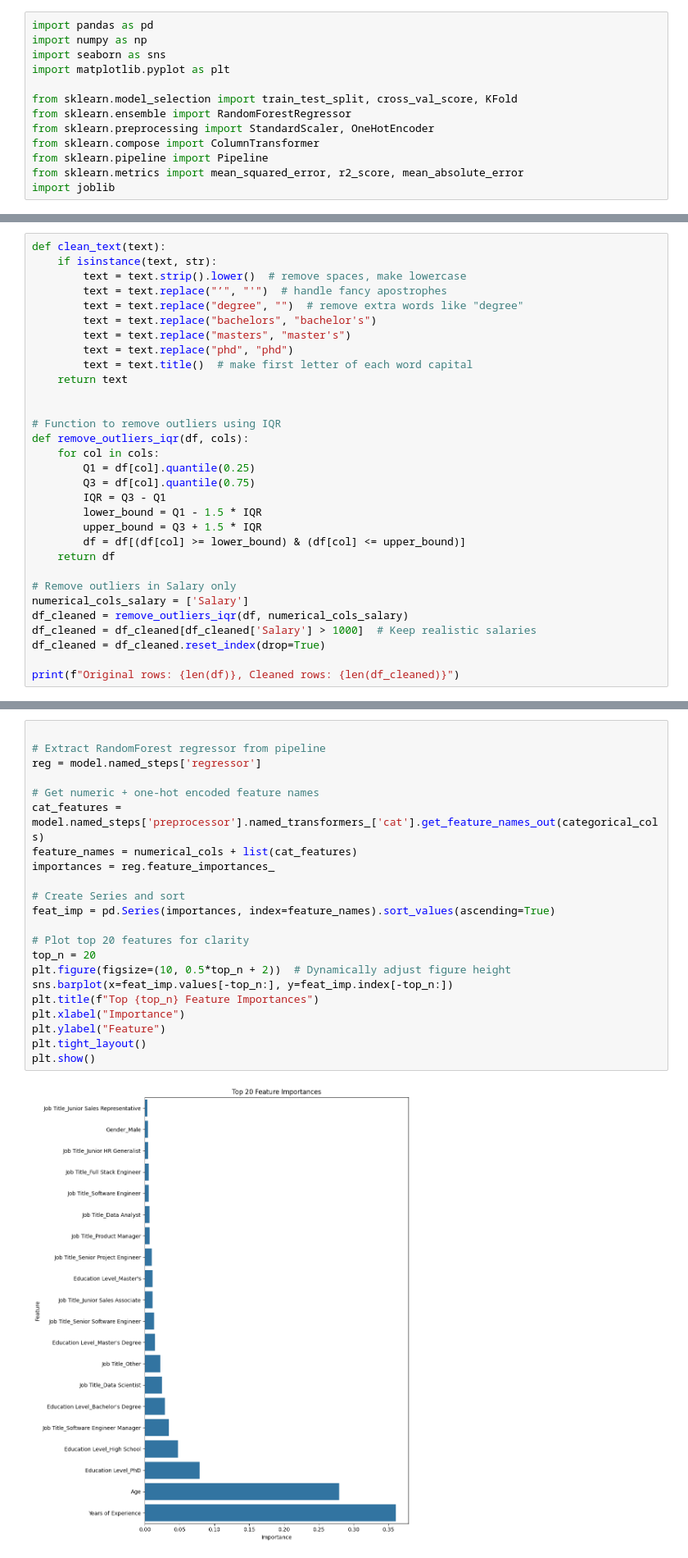
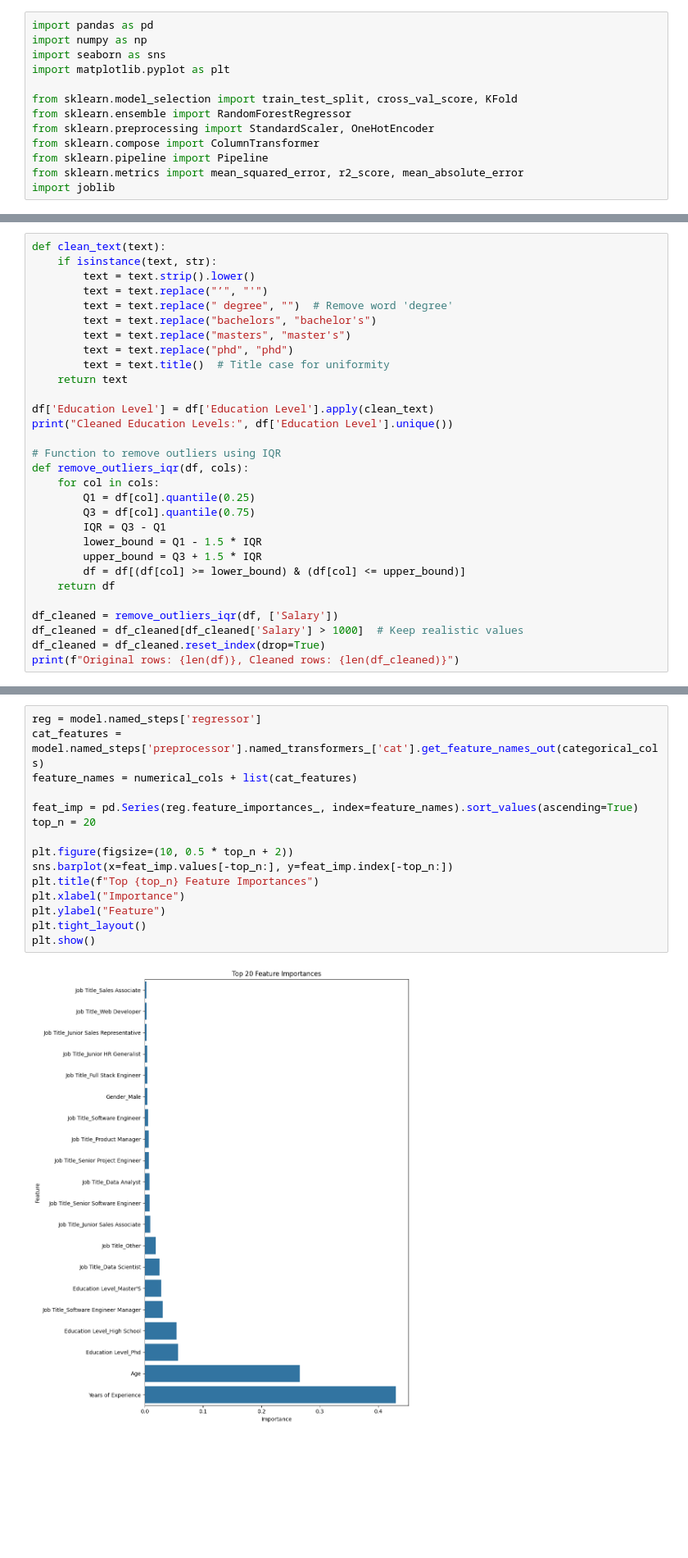
Before and after one commit to Suraweera1235/CS_Group_09_Salary_prediction, a Jupyter notebook: notebooks/Senuli_FC110567/Random_forest.ipynb, the cells around one changed output, grey strips where cells are left out. Shown at 82% size. Cells and saved outputs as stored; diff of their text form; blank space fills up the shorter version.

```diff
--- a/notebooks/Senuli_FC110567/Random_forest.ipynb
+++ b/notebooks/Senuli_FC110567/Random_forest.ipynb
@@ -30,15 +27,17 @@ Rows after removing duplicates: 1787
 # %%
 def clean_text(text):
     if isinstance(text, str):
-        text = text.strip().lower()  # remove spaces, make lowercase
-        text = text.replace("’", "'")  # handle fancy apostrophes
-        text = text.replace("degree", "")  # remove extra words like "degree"
+        text = text.strip().lower()
+        text = text.replace("’", "'")
+        text = text.replace(" degree", "")  # Remove word 'degree'
         text = text.replace("bachelors", "bachelor's")
         text = text.replace("masters", "master's")
         text = text.replace("phd", "phd")
-        text = text.title()  # make first letter of each word capital
+        text = text.title()  # Title case for uniformity
     return text
 
+df['Education Level'] = df['Education Level'].apply(clean_text)
+print("Cleaned Education Levels:", df['Education Level'].unique())
 
 # Function to remove outliers using IQR
 def remove_outliers_iqr(df, cols):
@@ -51,11 +50,8 @@ def remove_outliers_iqr(df, cols):
         df = df[(df[col] >= lower_bound) & (df[col] <= upper_bound)]
     return df
 
-# Remove outliers in Salary only
-numerical_cols_salary = ['Salary']
-df_cleaned = remove_outliers_iqr(df, numerical_cols_salary)
-df_cleaned = df_cleaned[df_cleaned['Salary'] > 1000]  # Keep realistic salaries
+df_cleaned = remove_outliers_iqr(df, ['Salary'])
+df_cleaned = df_cleaned[df_cleaned['Salary'] > 1000]  # Keep realistic values
 df_cleaned = df_cleaned.reset_index(drop=True)
-
 print(f"Original rows: {len(df)}, Cleaned rows: {len(df_cleaned)}")
 # %% [output]
@@ -166,25 +171,18 @@ plt.show()
 # %%
-
-# Extract RandomForest regressor from pipeline
 reg = model.named_steps['regressor']
-
-# Get numeric + one-hot encoded feature names
 cat_features = model.named_steps['preprocessor'].named_transformers_['cat'].get_feature_names_out(categorical_cols)
 feature_names = numerical_cols + list(cat_features)
-importances = reg.feature_importances_
 
-# Create Series and sort
-feat_imp = pd.Series(importances, index=feature_names).sort_values(ascending=True)
+feat_imp = pd.Series(reg.feature_importances_, index=feature_names).sort_values(ascending=True)
+top_n = 20
 
-# Plot top 20 features for clarity
-top_n = 20
-plt.figure(figsize=(10, 0.5*top_n + 2))  # Dynamically adjust figure height
+plt.figure(figsize=(10, 0.5 * top_n + 2))
 sns.barplot(x=feat_imp.values[-top_n:], y=feat_imp.index[-top_n:])
 plt.title(f"Top {top_n} Feature Importances")
 plt.xlabel("Importance")
 plt.ylabel("Feature")
 plt.tight_layout()
 plt.show()
 # %% [output]
-[figure, old version]
+[figure, new version]
 # %%
```
Also changed, not shown: parts of 9 cells of this notebook, 1 other file.
